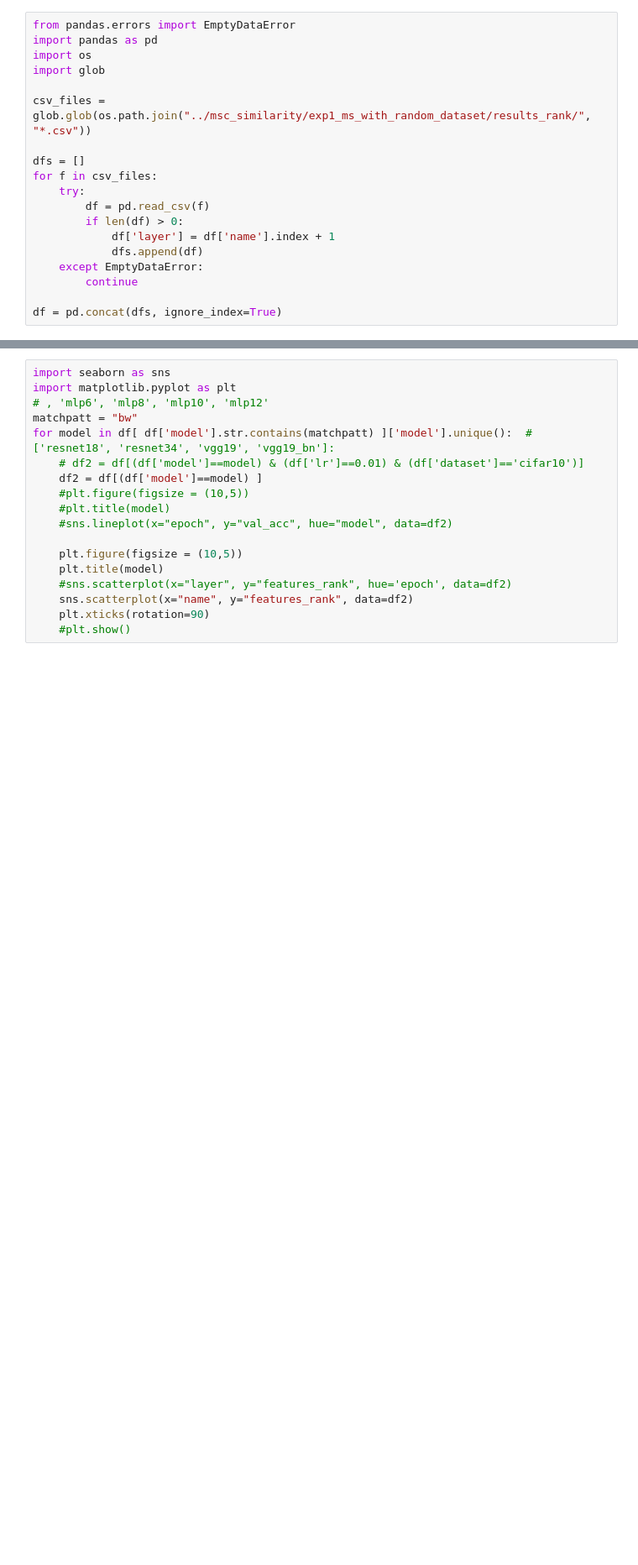
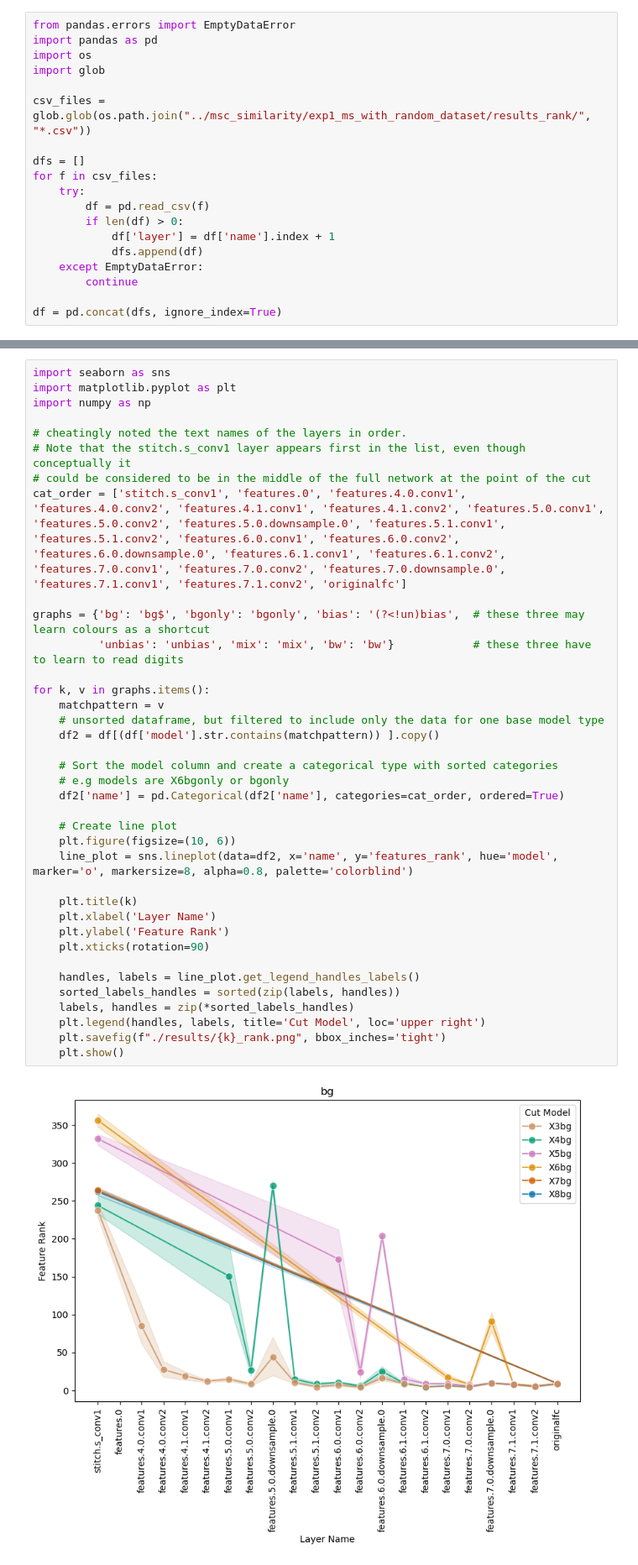
Before and after one commit to DHLSmith/jons-tunnel-effect, a Jupyter notebook: rank.ipynb, the cells around one changed output, grey strips where cells are left out. Shown at 84% size. Cells and saved outputs as stored; diff of their text form; blank space fills up the shorter version.

Commit message:
plotted results correctly

```diff
--- a/rank.ipynb
+++ b/rank.ipynb
@@ -72,18 +20,39 @@ for k, v in graphs.items(): # ['(?<!un)bias', 'bg$', 'unbias', 'mix', 'bw', 'bgo
 # %%
 import seaborn as sns
 import matplotlib.pyplot as plt
-# , 'mlp6', 'mlp8', 'mlp10', 'mlp12'
-matchpatt = "bw"
-for model in df[ df['model'].str.contains(matchpatt) ]['model'].unique():  # ['resnet18', 'resnet34', 'vgg19', 'vgg19_bn']:
-    # df2 = df[(df['model']==model) & (df['lr']==0.01) & (df['dataset']=='cifar10')]
-    df2 = df[(df['model']==model) ]
-    #plt.figure(figsize = (10,5))
-    #plt.title(model)
-    #sns.lineplot(x="epoch", y="val_acc", hue="model", data=df2)
+import numpy as np
 
-    plt.figure(figsize = (10,5))
-    plt.title(model)
-    #sns.scatterplot(x="layer", y="features_rank", hue='epoch', data=df2)
-    sns.scatterplot(x="name", y="features_rank", data=df2)
+# cheatingly noted the text names of the layers in order.
+# Note that the stitch.s_conv1 layer appears first in the list, even though conceptually it
+# could be considered to be in the middle of the full network at the point of the cut
+cat_order = ['stitch.s_conv1', 'features.0', 'features.4.0.conv1', 'features.4.0.conv2', 'features.4.1.conv1', 'features.4.1.conv2', 'features.5.0.conv1', 'features.5.0.conv2', 'features.5.0.downsample.0', 'features.5.1.conv1', 'features.5.1.conv2', 'features.6.0.conv1', 'features.6.0.conv2', 'features.6.0.downsample.0', 'features.6.1.conv1', 'features.6.1.conv2', 'features.7.0.conv1', 'features.7.0.conv2', 'features.7.0.downsample.0', 'features.7.1.conv1', 'features.7.1.conv2', 'originalfc']
+
+graphs = {'bg': 'bg$', 'bgonly': 'bgonly', 'bias': '(?<!un)bias',  # these three may learn colours as a shortcut
+          'unbias': 'unbias', 'mix': 'mix', 'bw': 'bw'}            # these three have to learn to read digits
+
+for k, v in graphs.items():
+    matchpattern = v
+    # unsorted dataframe, but filtered to include only the data for one base model type
+    df2 = df[(df['model'].str.contains(matchpattern)) ].copy()
+
+    # Sort the model column and create a categorical type with sorted categories
+    # e.g models are X6bgonly or bgonly
+    df2['name'] = pd.Categorical(df2['name'], categories=cat_order, ordered=True)
+
+    # Create line plot
+    plt.figure(figsize=(10, 6))
+    line_plot = sns.lineplot(data=df2, x='name', y='features_rank', hue='model', marker='o', markersize=8, alpha=0.8, palette='colorblind')
+
+    plt.title(k)
+    plt.xlabel('Layer Name')
+    plt.ylabel('Feature Rank')
     plt.xticks(rotation=90)
-    #plt.show()
+
+    handles, labels = line_plot.get_legend_handles_labels()
+    sorted_labels_handles = sorted(zip(labels, handles))
+    labels, handles = zip(*sorted_labels_handles)
+    plt.legend(handles, labels, title='Cut Model', loc='upper right')
+    plt.savefig(f"./results/{k}_rank.png", bbox_inches='tight')
+    plt.show()
+# %% [output]
+[figure, added]
```
Also changed, not shown: parts of 6 cells of this notebook, 6 other files.
